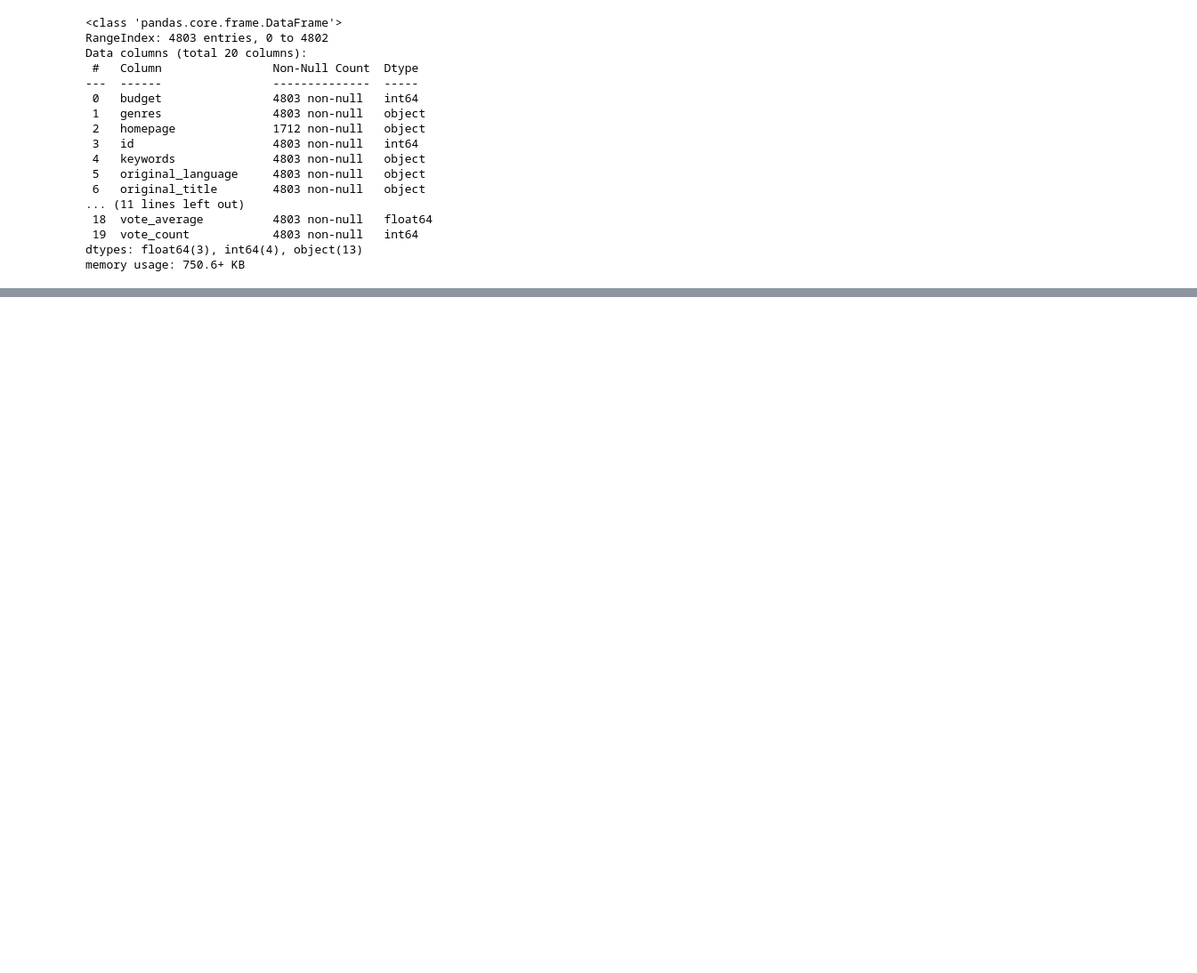
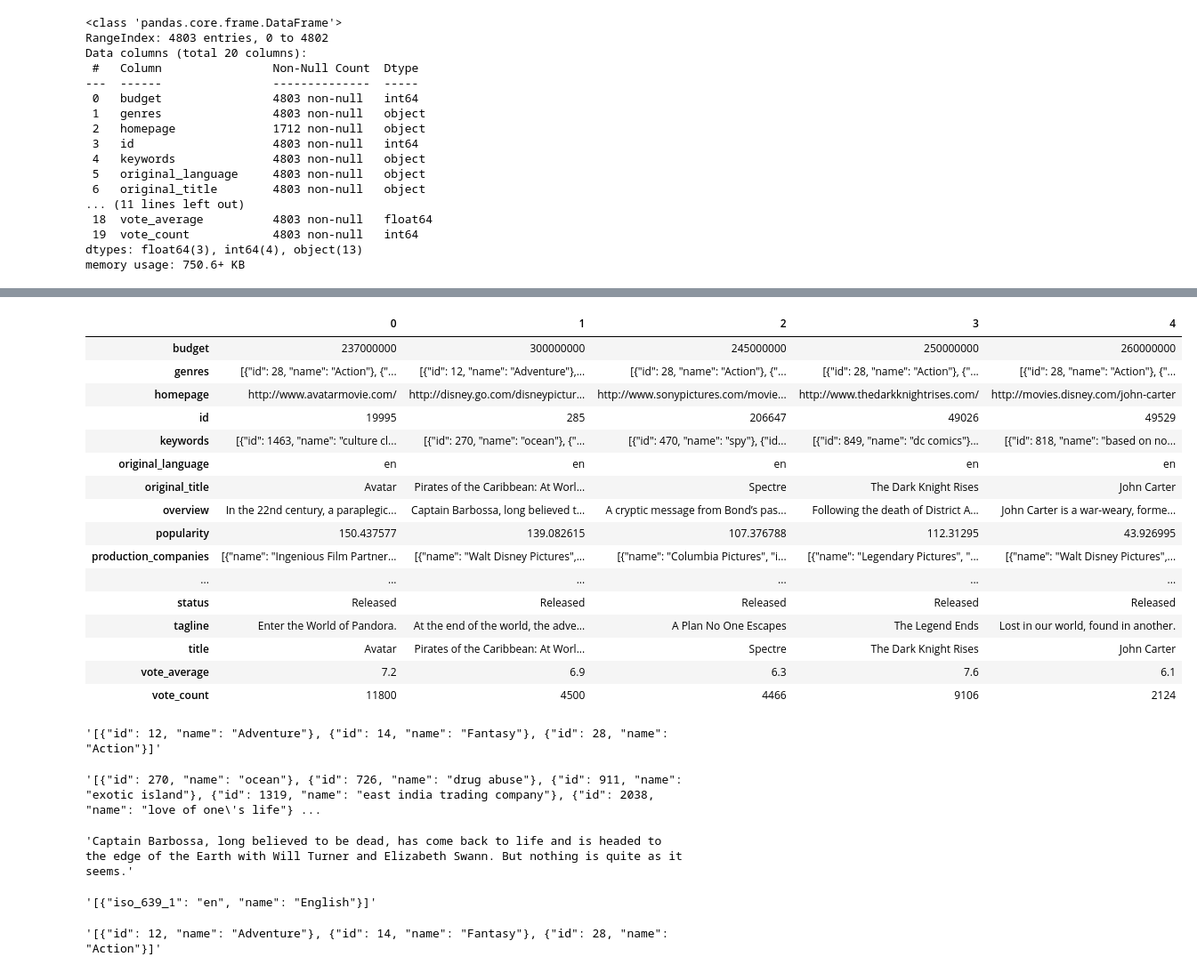
Before and after one commit to kakinachristine/NaturalLanguageProcessing, a Jupyter notebook: MoviesRecommendationSystem/MovieRecommendation.ipynb, the cells around one changed output, grey strips where cells are left out. Shown at 89% size. Drawn from its saved outputs; the diff is of its cells as text; code cells hidden in the pictures; blank space fills up the shorter version.

```diff
--- a/MoviesRecommendationSystem/MovieRecommendation.ipynb
+++ b/MoviesRecommendationSystem/MovieRecommendation.ipynb
@@ -101,0 +131,40 @@ memory usage: 750.6+ KB
+# %%
+df2.head().T
+# %% [output]
+|  | 0 | 1 | 2 | 3 | 4 |
+| budget | 237000000 | 300000000 | 245000000 | 250000000 | 260000000 |
+| genres | [{"id": 28, "name": "Action"}, {"... | [{"id": 12, "name": "Adventure"},... | [{"id": 28, "name": "Action"}, {"... | [{"id": 28, "name": "Action"}, {"... | [{"id": 28, "name": "Action"}, {"... |
+| homepage | http://www.avatarmovie.com/ | http://disney.go.com/disneypictur... | http://www.sonypictures.com/movie... | http://www.thedarkknightrises.com/ | http://movies.disney.com/john-carter |
+| id | 19995 | 285 | 206647 | 49026 | 49529 |
+| keywords | [{"id": 1463, "name": "culture cl... | [{"id": 270, "name": "ocean"}, {"... | [{"id": 470, "name": "spy"}, {"id... | [{"id": 849, "name": "dc comics"}... | [{"id": 818, "name": "based on no... |
+| original_language | en | en | en | en | en |
+| original_title | Avatar | Pirates of the Caribbean: At Worl... | Spectre | The Dark Knight Rises | John Carter |
+| overview | In the 22nd century, a paraplegic... | Captain Barbossa, long believed t... | A cryptic message from Bond’s pas... | Following the death of District A... | John Carter is a war-weary, forme... |
+| popularity | 150.437577 | 139.082615 | 107.376788 | 112.31295 | 43.926995 |
+| production_companies | [{"name": "Ingenious Film Partner... | [{"name": "Walt Disney Pictures",... | [{"name": "Columbia Pictures", "i... | [{"name": "Legendary Pictures", "... | [{"name": "Walt Disney Pictures",... |
+| ... | ... | ... | ... | ... | ... |
+| status | Released | Released | Released | Released | Released |
+| tagline | Enter the World of Pandora. | At the end of the world, the adve... | A Plan No One Escapes | The Legend Ends | Lost in our world, found in another. |
+| title | Avatar | Pirates of the Caribbean: At Worl... | Spectre | The Dark Knight Rises | John Carter |
+| vote_average | 7.2 | 6.9 | 6.3 | 7.6 | 6.1 |
+| vote_count | 11800 | 4500 | 4466 | 9106 | 2124 |
+# %%
+df2.genres[1]
+# %% [output]
+'[{"id": 12, "name": "Adventure"}, {"id": 14, "name": "Fantasy"}, {"id": 28, "name": "Action"}]'
+# %%
+df2.keywords[1]
+# %% [output]
+'[{"id": 270, "name": "ocean"}, {"id": 726, "name": "drug abuse"}, {"id": 911, "name": "exotic island"}, {"id": 1319, "name": "east india trading company"}, {"id": 2038, "name": "love of one\'s life"} ...
+# %%
+df2.overview[1]
+# %% [output]
+'Captain Barbossa, long believed to be dead, has come back to life and is headed to the edge of the Earth with Will Turner and Elizabeth Swann. But nothing is quite as it seems.'
+# %%
+df2.spoken_languages[1]
+# %% [output]
+'[{"iso_639_1": "en", "name": "English"}]'
+# %%
+df2.genres[1]
+# %% [output]
+'[{"id": 12, "name": "Adventure"}, {"id": 14, "name": "Fantasy"}, {"id": 28, "name": "Action"}]'
```
Also changed, not shown: parts of 74 cells of this notebook, 1 other file.
